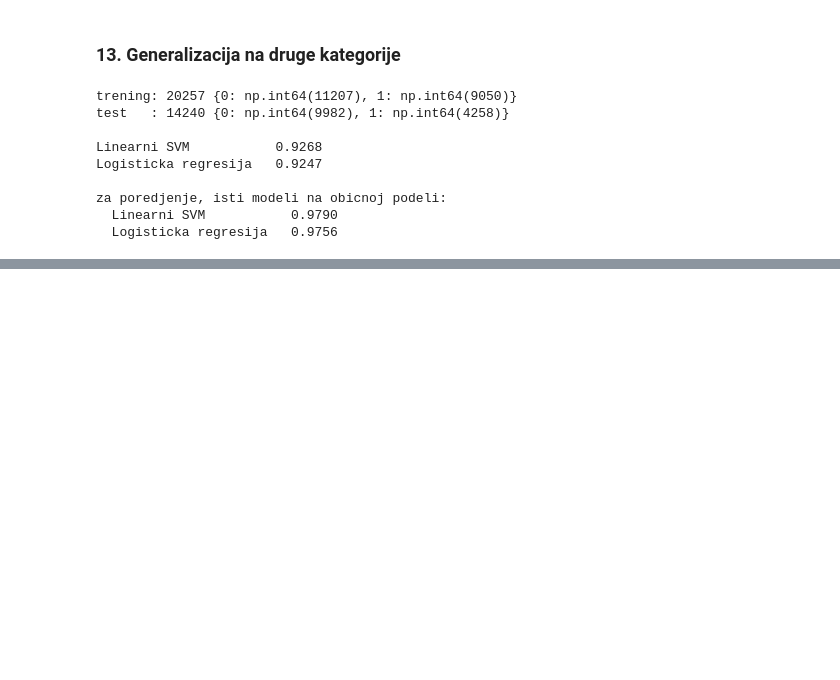
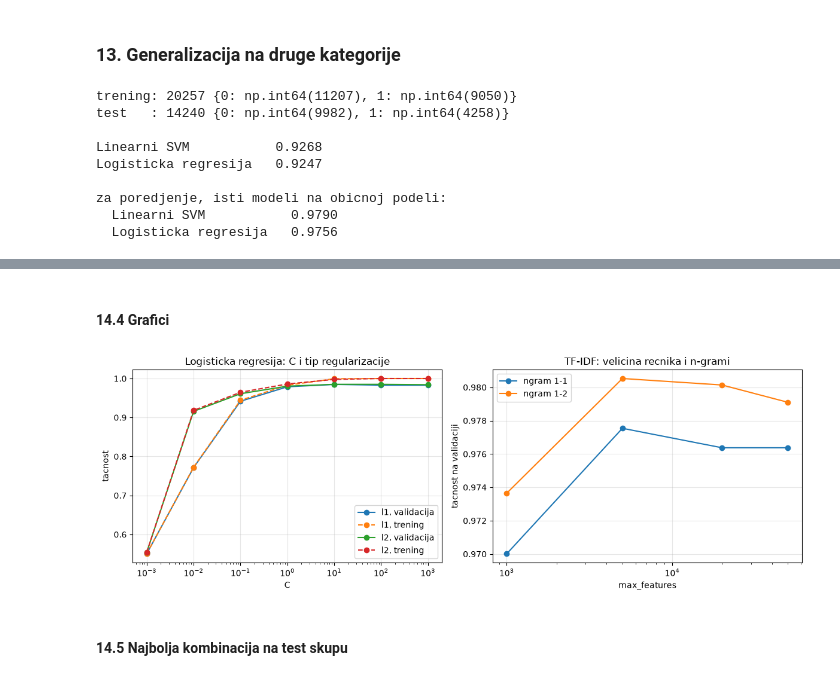
Before and after one commit to BogBogdan/fake-news-matf-masinsko-u-enje-projekat-2026, a Jupyter notebook: program.ipynb, the cells around one changed output, grey strips where cells are left out. Saved outputs shown, nothing was run; the diff lists cells and outputs as text; code cells hidden in the pictures; blank space fills up the shorter version.

Commit message:
Sira pretraga hiperparametara za logisticku regresiju, podela trening/validacija/test

```diff
--- a/program.ipynb
+++ b/program.ipynb
@@ -927,0 +1058,33 @@ za poredjenje, isti modeli na obicnoj podeli:
+# %% [markdown]
+#### 14.4 Grafici
+# %%
+fig, axes = plt.subplots(1, 2, figsize=(12, 4.2))
+
+for penalty in ["l1", "l2"]:
+    deo = tabela_klas[(tabela_klas["penalty"] == penalty) & (tabela_klas["class_weight"] == "None")]
+    deo = deo.sort_values("C")
+    axes[0].plot(deo["C"], deo["validacija"], marker="o", label=penalty + ", validacija")
+    axes[0].plot(deo["C"], deo["trening"], marker="o", linestyle="--", label=penalty + ", trening")
+axes[0].set_xscale("log")
+axes[0].set_xlabel("C")
+axes[0].set_ylabel("tacnost")
+axes[0].set_title("Logisticka regresija: C i tip regularizacije")
+axes[0].legend()
+axes[0].grid(alpha=0.3)
+
+for ngram in ["1-1", "1-2"]:
+    deo = tabela_vek[tabela_vek["ngram"] == ngram].groupby("max_features")["validacija"].max()
+    axes[1].plot(deo.index, deo.values, marker="o", label="ngram " + ngram)
+axes[1].set_xscale("log")
+axes[1].set_xlabel("max_features")
+axes[1].set_ylabel("tacnost na validaciji")
+axes[1].set_title("TF-IDF: velicina recnika i n-grami")
+axes[1].legend()
+axes[1].grid(alpha=0.3)
+
+plt.tight_layout()
+plt.show()
+# %% [output]
+[figure, added]
+# %% [markdown]
+#### 14.5 Najbolja kombinacija na test skupu
```
Also changed, not shown: parts of 8 cells of this notebook, 1 other file.
